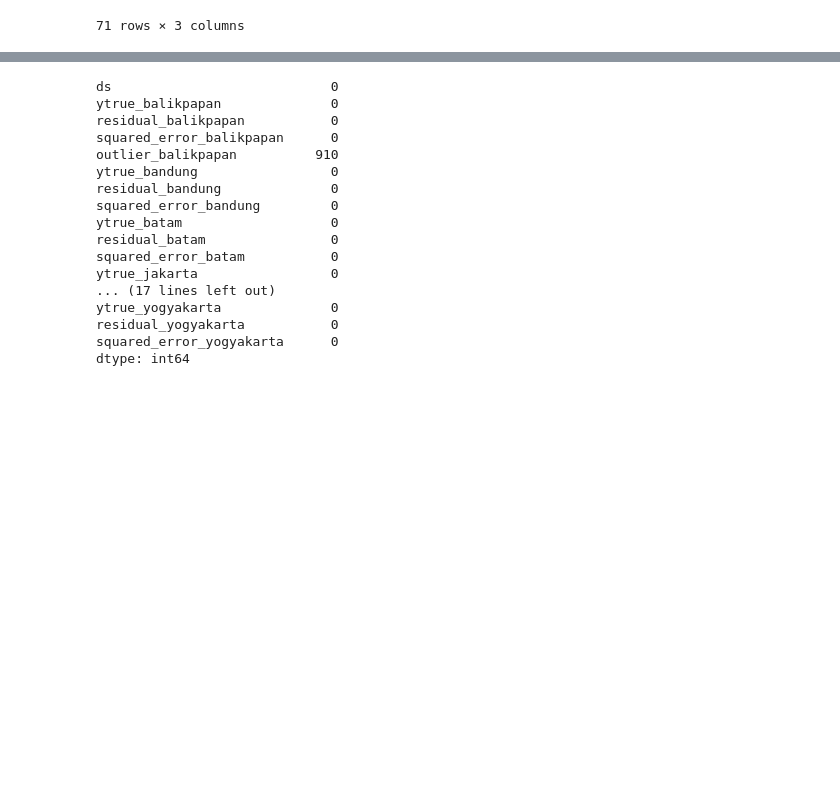
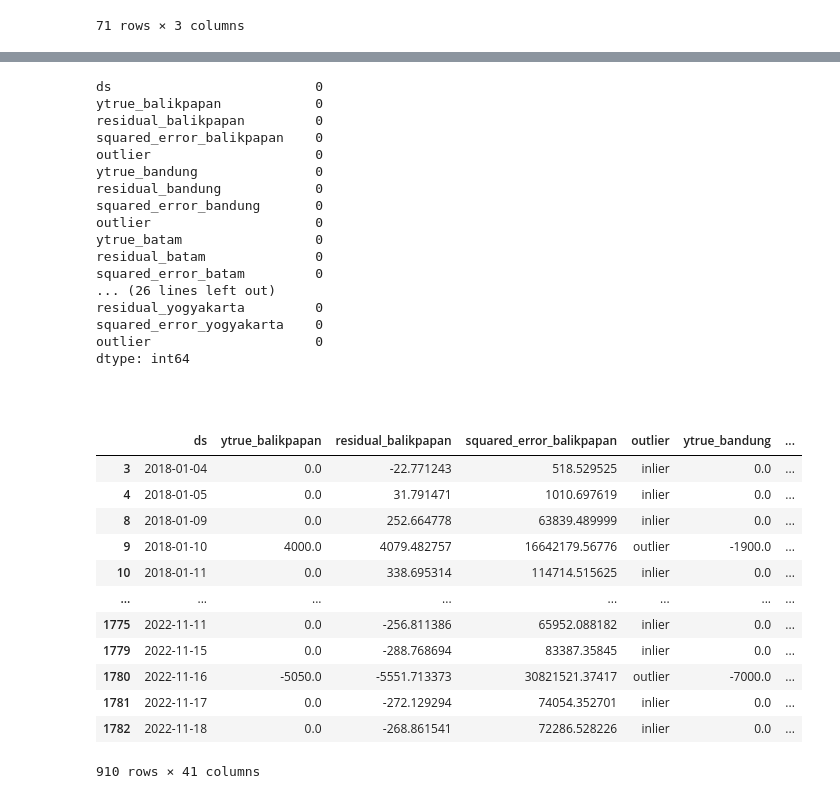
Before and after one commit to fakhrirobi/Anomaly_Detection_Cabe_Merah, a Jupyter notebook: Anomaly_Detection.ipynb, the cells around one changed output, grey strips where cells are left out. Drawn from its saved outputs; the diff is of its cells as text; code cells hidden in the pictures; blank space fills up the shorter version.

```diff
--- a/Anomaly_Detection.ipynb
+++ b/Anomaly_Detection.ipynb
@@ -446,7 +446,7 @@ for idx, city in enumerate(list(cities_dictionary.keys())):
     iso_forest = IsolationForest(random_state=67)
     array_outlier = iso_forest.fit_predict(resid["squared_error"].values.reshape(-1, 1))
     resid["outlier"] = array_outlier
-    cities_dictionary[city].append(resid[["outlier"]])
+    cities_dictionary[city].append(resid)
     fitted_iso_forest[city] = [iso_forest, resid]
 # %% [output]
 A value is trying to be set on a copy of a slice from a DataFrame.
@@ -469,14 +509,18 @@ See the caveats in the documentation: https://pandas.pydata.org/pandas-docs/stab
 # %%
 def pipe_concat(data, city):
+    print(data["outlier"])
+    data = data.copy()
     data["outlier"] = data["outlier"].map({1: "inlier", -1: "outlier"})
+    print(data["outlier"])
     data = data.rename(
         columns={
             "squared_error": f"squared_error_{city}",
+            "ytrue": f"ytrue_{city}",
             "outlier": f"outlier_{city}",
-            "ytrue": f"ytrue_{city}",
             "residual": f"residual_{city}",
         }
     )
+    print(data)
     return data
 # %%
 from IPython.display import display
@@ -585,22 +653,38 @@ combined_outlier = combined_outlier.T.drop_duplicates().T
 # %%
 combined_outlier.isnull().sum()
 # %% [output]
-ds                            0
-ytrue_balikpapan              0
-residual_balikpapan           0
-squared_error_balikpapan      0
-outlier_balikpapan          910
-ytrue_bandung                 0
-residual_bandung              0
-squared_error_bandung         0
-ytrue_batam                   0
-residual_batam                0
-squared_error_batam           0
-ytrue_jakarta                 0
-... (17 lines left out)
-ytrue_yogyakarta              0
-residual_yogyakarta           0
-squared_error_yogyakarta      0
+ds                          0
+ytrue_balikpapan            0
+residual_balikpapan         0
+squared_error_balikpapan    0
+outlier                     0
+ytrue_bandung               0
+residual_bandung            0
+squared_error_bandung       0
+outlier                     0
+ytrue_batam                 0
+residual_batam              0
+squared_error_batam         0
+... (26 lines left out)
+residual_yogyakarta         0
+squared_error_yogyakarta    0
+outlier                     0
 dtype: int64
 # %% [markdown]
 ##
+# %%
+combined_outlier
+# %% [output]
+|  | ds | ytrue_balikpapan | residual_balikpapan | squared_error_balikpapan | outlier | ytrue_bandung | ... |
+| 3 | 2018-01-04 | 0.0 | -22.771243 | 518.529525 | inlier | 0.0 | ... |
+| 4 | 2018-01-05 | 0.0 | 31.791471 | 1010.697619 | inlier | 0.0 | ... |
+| 8 | 2018-01-09 | 0.0 | 252.664778 | 63839.489999 | inlier | 0.0 | ... |
+| 9 | 2018-01-10 | 4000.0 | 4079.482757 | 16642179.56776 | outlier | -1900.0 | ... |
+| 10 | 2018-01-11 | 0.0 | 338.695314 | 114714.515625 | inlier | 0.0 | ... |
+| ... | ... | ... | ... | ... | ... | ... | ... |
+| 1775 | 2022-11-11 | 0.0 | -256.811386 | 65952.088182 | inlier | 0.0 | ... |
+| 1779 | 2022-11-15 | 0.0 | -288.768694 | 83387.35845 | inlier | 0.0 | ... |
+| 1780 | 2022-11-16 | -5050.0 | -5551.713373 | 30821521.37417 | outlier | -7000.0 | ... |
+| 1781 | 2022-11-17 | 0.0 | -272.129294 | 74054.352701 | inlier | 0.0 | ... |
+| 1782 | 2022-11-18 | 0.0 | -268.861541 | 72286.528226 | inlier | 0.0 | ... |
+910 rows × 41 columns
```
Also changed, not shown: parts of 14 cells of this notebook.
